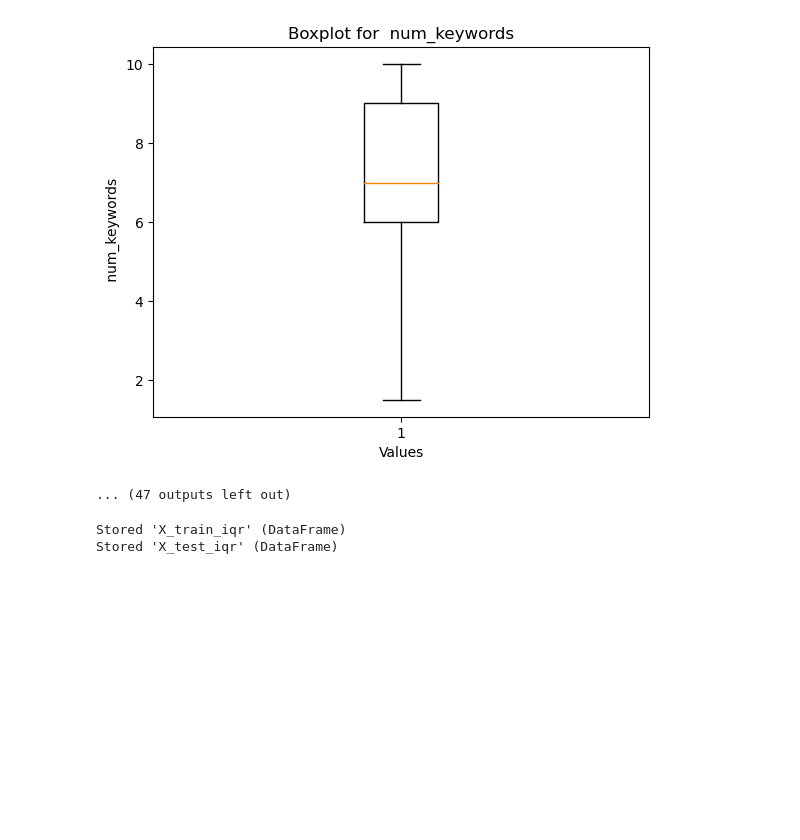
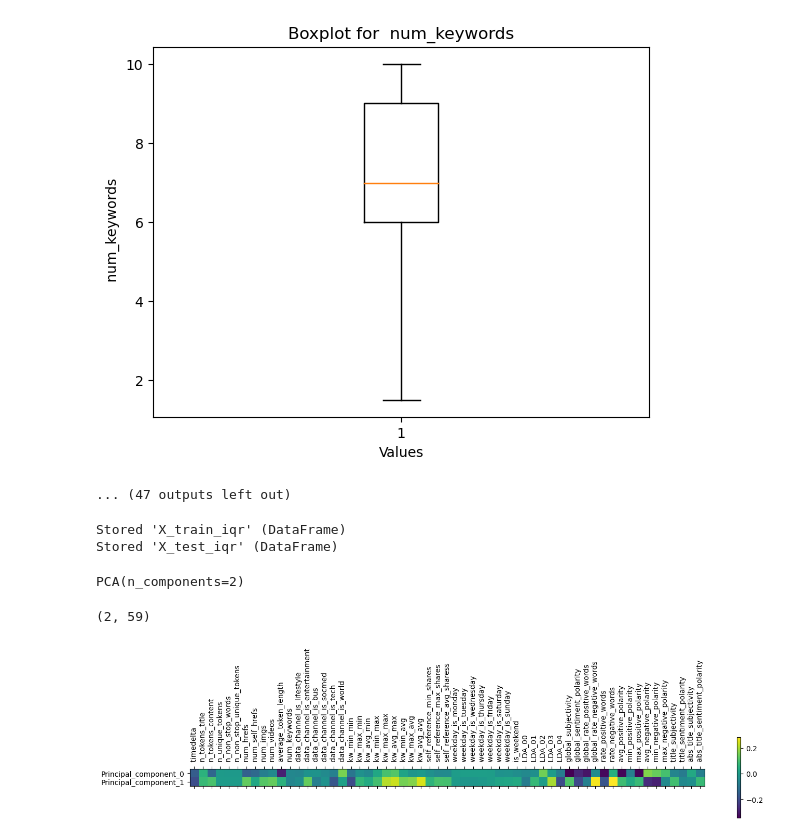
Before and after one commit to MATF-istrazivanje-podataka-1/2023_Data_Mining_Online_news_Dataset, a Jupyter notebook: data_analysis/data_analysis.ipynb, the cells around one changed output. Drawn from its saved outputs; the diff is of its cells as text; code cells hidden in the pictures; blank space fills up the shorter version.

```diff
--- a/data_analysis/data_analysis.ipynb
+++ b/data_analysis/data_analysis.ipynb
@@ -168,13 +167,16 @@ iqr_train_higher = iqr_train['upper']
 iqr_test_lower = iqr_test['lower']
 iqr_test_higher = iqr_test['upper']
 # %%
+X_train_iqr = deepcopy(X_train)
+X_test_iqr = deepcopy(X_test)
+
 for column in X_train.columns:
     low = iqr_train_lower[column]
     high = iqr_train_higher[column]
-    X_train[column] = X_train[column].where(X_train[column] > low, low).where(X_train[column] < high, high)
+    X_train_iqr[column] = X_train_iqr[column].where(X_train_iqr[column] > low, low).where(X_train_iqr[column] < high, high)
 
 for column in X_test.columns:
     low = iqr_test_lower[column]
     high = iqr_test_higher[column]
-    X_test[column] = X_test[column].where(X_test[column] > low, low).where(X_test[column] < high, high)
+    X_test_iqr[column] = X_test_iqr[column].where(X_test_iqr[column] > low, low).where(X_test_iqr[column] < high, high)
 # %%
@@ -210,3 +209,30 @@ X_test_iqr = X_test
 # %% [output]
 Stored 'X_train_iqr' (DataFrame)
 Stored 'X_test_iqr' (DataFrame)
+# %%
+scaler = StandardScaler()
+scaler.fit(X_train)
+X_train_scaled = scaler.transform(X_train)
+X_test_scaled = scaler.transform(X_test)
+# %%
+pca = PCA(n_components = 2)
+pca.fit(X_train_scaled)
+# %% [output]
+PCA(n_components=2)
+# %%
+pca.components_.shape
+# %% [output]
+(2, 59)
+# %%
+pca_names = [f'Principal_component_{i}' for i in range(pca.n_components_)]
+# %%
+plt.matshow(pca.components_)
+plt.xticks(ticks=range(pca.components_.shape[1]),
+           labels=X.columns,
+           rotation='vertical')
+plt.yticks(ticks=range(pca.n_components_),
+           labels=pca_names)
+plt.colorbar()
+plt.show()
+# %% [output]
+[figure, added]
```
Also changed, not shown: parts of 8 cells of this notebook.
